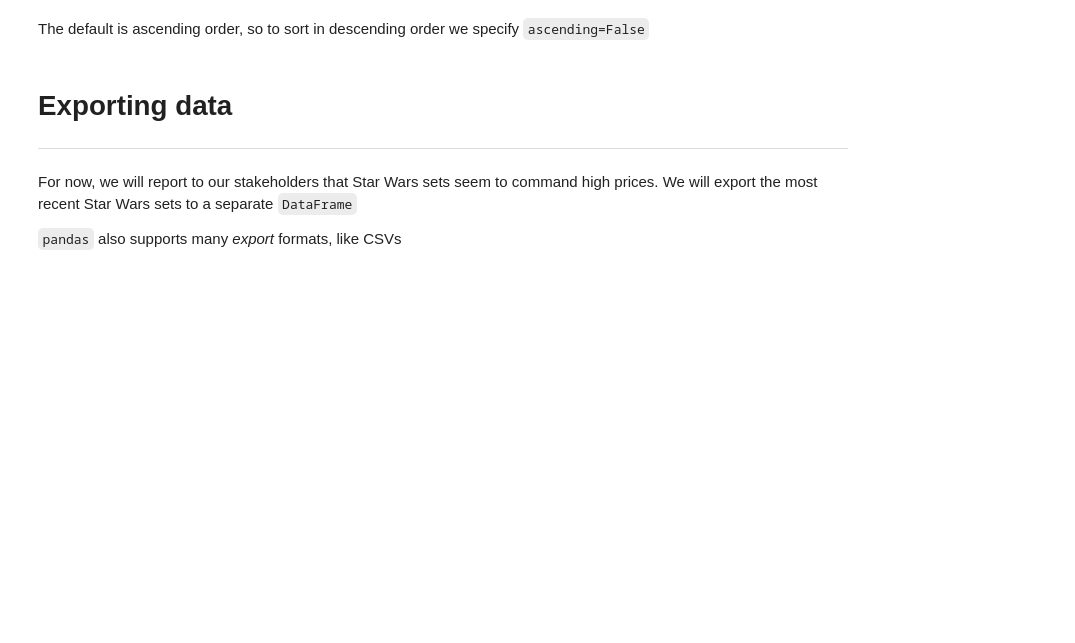
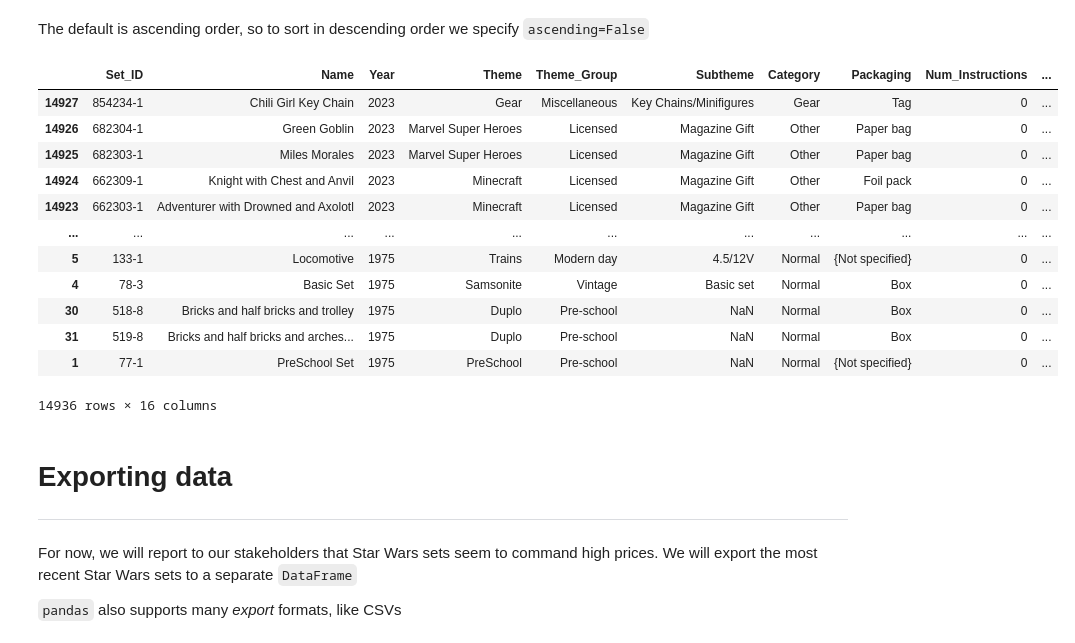
Before and after one commit to radevicstefan-afk/intro-to-eda-and-pandas, a Jupyter notebook: 03-eda-with-pandas/03-eda-with-pandas.ipynb, the cells around one changed output. Drawn from its saved outputs; the diff is of its cells as text; code cells hidden in the pictures; blank space fills up the shorter version.

```diff
--- a/03-eda-with-pandas/03-eda-with-pandas.ipynb
+++ b/03-eda-with-pandas/03-eda-with-pandas.ipynb
@@ -461,5 +562,22 @@ Sorting is done by calling `.sort_values()` on the `DataFrame` and specifying th
 # %% [markdown]
 The default is ascending order, so to sort in descending order we specify `ascending=False`
+# %%
+ascending = False
+lego_df.sort_values("Age")
+# %% [output]
+|  | Set_ID | Name | Year | Theme | Theme_Group | Subtheme | Category | Packaging | Num_Instructions | ... |
+| 14927 | 854234-1 | Chili Girl Key Chain | 2023 | Gear | Miscellaneous | Key Chains/Minifigures | Gear | Tag | 0 | ... |
+| 14926 | 682304-1 | Green Goblin | 2023 | Marvel Super Heroes | Licensed | Magazine Gift | Other | Paper bag | 0 | ... |
+| 14925 | 682303-1 | Miles Morales | 2023 | Marvel Super Heroes | Licensed | Magazine Gift | Other | Paper bag | 0 | ... |
+| 14924 | 662309-1 | Knight with Chest and Anvil | 2023 | Minecraft | Licensed | Magazine Gift | Other | Foil pack | 0 | ... |
+| 14923 | 662303-1 | Adventurer with Drowned and Axolotl | 2023 | Minecraft | Licensed | Magazine Gift | Other | Paper bag | 0 | ... |
+| ... | ... | ... | ... | ... | ... | ... | ... | ... | ... | ... |
+| 5 | 133-1 | Locomotive | 1975 | Trains | Modern day | 4.5/12V | Normal | {Not specified} | 0 | ... |
+| 4 | 78-3 | Basic Set | 1975 | Samsonite | Vintage | Basic set | Normal | Box | 0 | ... |
+| 30 | 518-8 | Bricks and half bricks and trolley | 1975 | Duplo | Pre-school | NaN | Normal | Box | 0 | ... |
+| 31 | 519-8 | Bricks and half bricks and arches... | 1975 | Duplo | Pre-school | NaN | Normal | Box | 0 | ... |
+| 1 | 77-1 | PreSchool Set | 1975 | PreSchool | Pre-school | NaN | Normal | {Not specified} | 0 | ... |
+14936 rows × 16 columns
 # %% [markdown]
 # Exporting data
 ---
```
Also changed, not shown: parts of 17 cells of this notebook.
